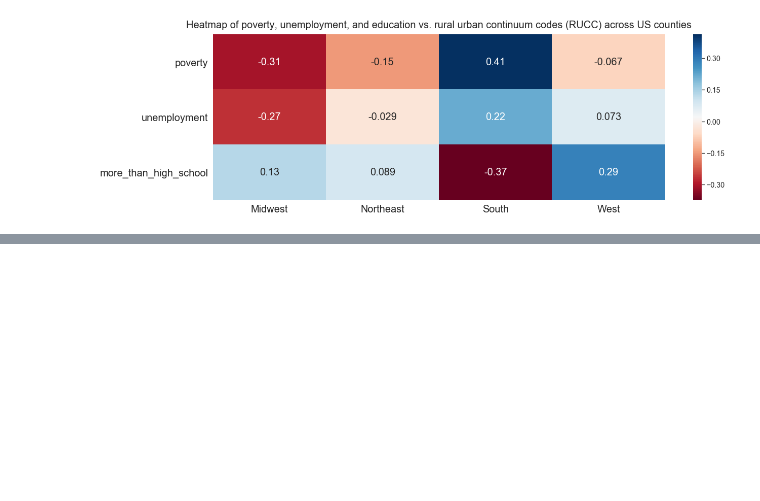
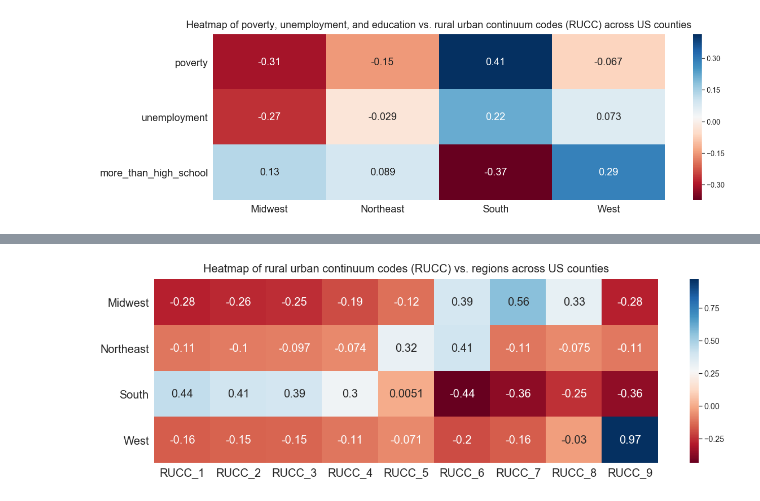
Before and after one commit to moeinsoodavi/Springboard, a Jupyter notebook: Capstone Project 1/Capstone Project 1 - Story Telling.ipynb, the cells around one changed output, grey strips where cells are left out. Cells and saved outputs as stored; diff of their text form; code cells hidden in the pictures; blank space fills up the shorter version.

```diff
--- a/Capstone Project 1/Capstone Project 1 - Story Telling.ipynb
+++ b/Capstone Project 1/Capstone Project 1 - Story Telling.ipynb
@@ -322,20 +236,0 @@ plt.show()
-# %%
-#Order the data frame based on South, Northeast, Midwest, and West.
-df.region = pd.Categorical(df.region, categories=["South","Northeast","Midwest","West"],ordered=True)
-df.sort_values('region',inplace=True)
-
-# Melt the dataframe across all quantitative variables
-df_melt4 = pd.melt(df,id_vars='region',value_vars=['less_than_high_school','high_school_diploma',\
-                                                 'college/associate_degree','bachelors/higher','unemployment',\
-                                                 'poverty'], var_name='variable',value_name='percentage')
-
-plt.figure(figsize=(20,10))
-
-# Create the boxplot of the four education level based on RUCC code
-sns.boxplot(x='region',y='percentage',hue='variable',data=df_melt4)
-plt.title('Box plot of the four education levels of counties across the four geographical regions of US',fontsize = 20)
-plt.xlabel('region',fontsize = 20)
-plt.ylabel('percentage',fontsize = 20)
-plt.ylim(0,80)
-
-plt.show()
@@ -450,0 +309,3 @@ plt.show()
+# %%
+df_concat = pd.concat([df_concat,RUCC_df],axis = 1)
+df_concat.head()
@@ -450,0 +320,11 @@ plt.show()
+# %%
+plt.figure(figsize=(20,6))
+corr_df_concat = df_concat.iloc[:,11:].corr().iloc[:4,4:]
+sns.heatmap(corr_df_concat,annot=True,annot_kws={'size':20},cmap='RdBu')
+plt.title('Heatmap of rural urban continuum codes (RUCC) vs. regions across US counties', \
+          fontsize=20, y=1.02)
+plt.yticks(rotation = 0)
+plt.tick_params(labelsize = 20)
+plt.show()
+# %% [output]
+[figure, added]
```
Also changed, not shown: parts of 25 cells of this notebook, 2 other files.
